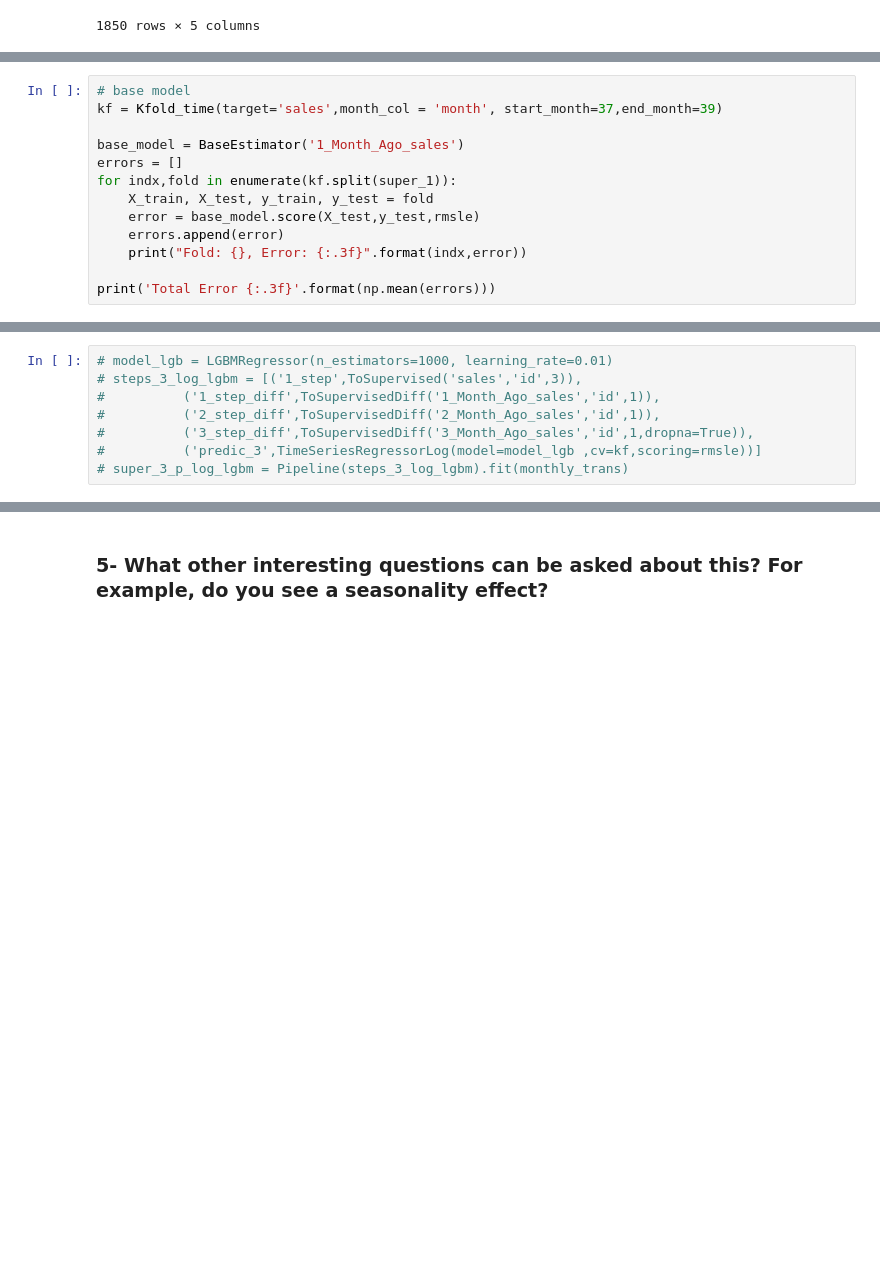
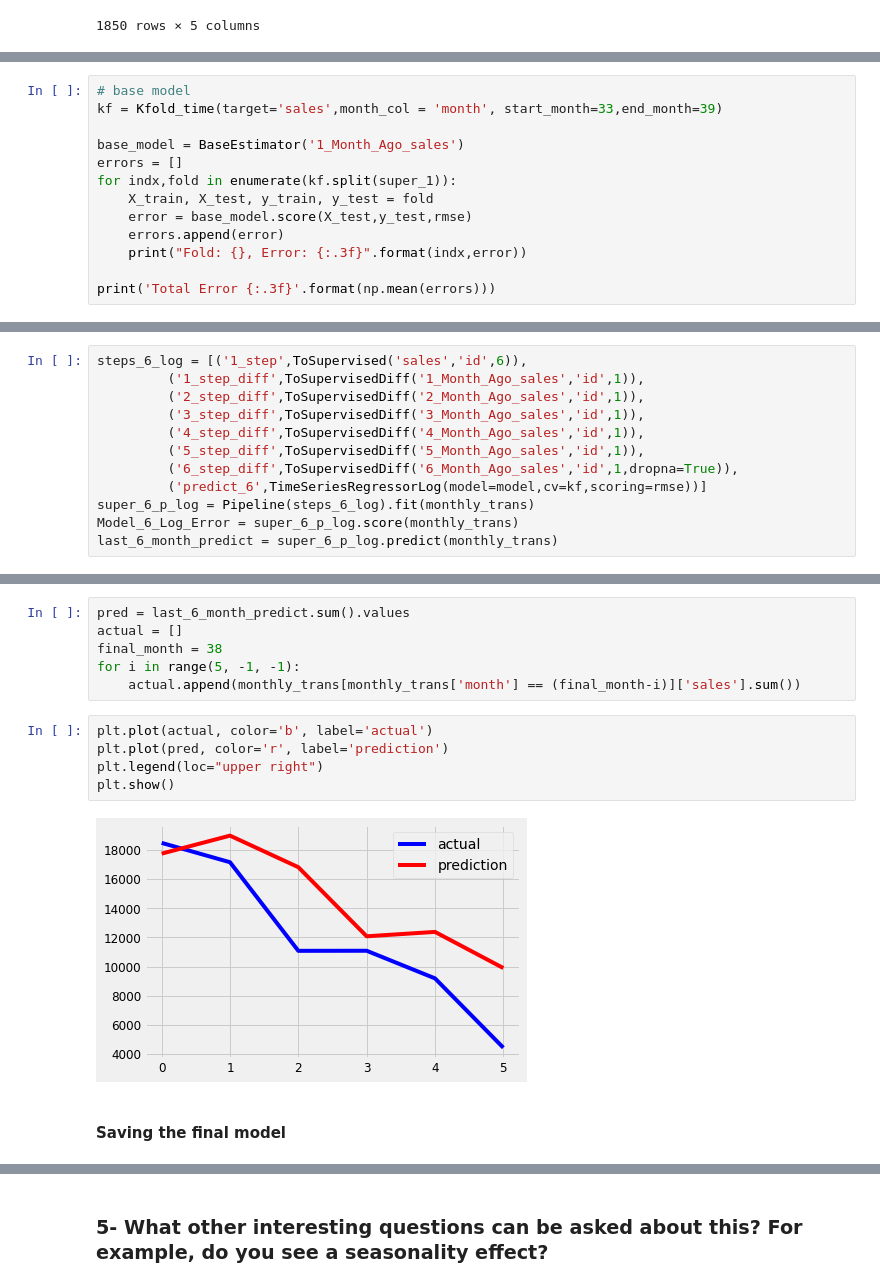
Before and after one commit to halikhani/customer_transactions_history, a Jupyter notebook: DataProcessing.ipynb, the cells around one changed output, grey strips where cells are left out. Cells and saved outputs as stored; diff of their text form; blank space fills up the shorter version.

Commit message:
Models trained.

```diff
--- a/DataProcessing.ipynb
+++ b/DataProcessing.ipynb
@@ -425,12 +437,12 @@ super_1
 # %%
 # base model
-kf = Kfold_time(target='sales',month_col = 'month', start_month=37,end_month=39)
+kf = Kfold_time(target='sales',month_col = 'month', start_month=33,end_month=39)
 
 base_model = BaseEstimator('1_Month_Ago_sales')
 errors = []
 for indx,fold in enumerate(kf.split(super_1)):
     X_train, X_test, y_train, y_test = fold
-    error = base_model.score(X_test,y_test,rmsle)
+    error = base_model.score(X_test,y_test,rmse)
     errors.append(error)
     print("Fold: {}, Error: {:.3f}".format(indx,error))
 
@@ -481,8 +539,12 @@ Total Error 0.9407
 # %%
-# model_lgb = LGBMRegressor(n_estimators=1000, learning_rate=0.01)
-# steps_3_log_lgbm = [('1_step',ToSupervised('sales','id',3)),
-#          ('1_step_diff',ToSupervisedDiff('1_Month_Ago_sales','id',1)),
-#          ('2_step_diff',ToSupervisedDiff('2_Month_Ago_sales','id',1)),
-#          ('3_step_diff',ToSupervisedDiff('3_Month_Ago_sales','id',1,dropna=True)),
-#          ('predic_3',TimeSeriesRegressorLog(model=model_lgb ,cv=kf,scoring=rmsle))]
-# super_3_p_log_lgbm = Pipeline(steps_3_log_lgbm).fit(monthly_trans)
+steps_6_log = [('1_step',ToSupervised('sales','id',6)),
+         ('1_step_diff',ToSupervisedDiff('1_Month_Ago_sales','id',1)),
+         ('2_step_diff',ToSupervisedDiff('2_Month_Ago_sales','id',1)),
+         ('3_step_diff',ToSupervisedDiff('3_Month_Ago_sales','id',1)),
+         ('4_step_diff',ToSupervisedDiff('4_Month_Ago_sales','id',1)),
+         ('5_step_diff',ToSupervisedDiff('5_Month_Ago_sales','id',1)),
+         ('6_step_diff',ToSupervisedDiff('6_Month_Ago_sales','id',1,dropna=True)),
+         ('predict_6',TimeSeriesRegressorLog(model=model,cv=kf,scoring=rmse))]
+super_6_p_log = Pipeline(steps_6_log).fit(monthly_trans)
+Model_6_Log_Error = super_6_p_log.score(monthly_trans)
+last_6_month_predict = super_6_p_log.predict(monthly_trans)
@@ -490,0 +572,15 @@ Total Error 0.9407
+# %%
+pred = last_6_month_predict.sum().values
+actual = []
+final_month = 38
+for i in range(5, -1, -1):
+    actual.append(monthly_trans[monthly_trans['month'] == (final_month-i)]['sales'].sum())
+# %%
+plt.plot(actual, color='b', label='actual')
+plt.plot(pred, color='r', label='prediction')
+plt.legend(loc="upper right")
+plt.show()
+# %% [output]
+[figure, added]
+# %% [markdown]
+#### Saving the final model
```
Also changed, not shown: parts of 33 cells of this notebook, 2 other files.
